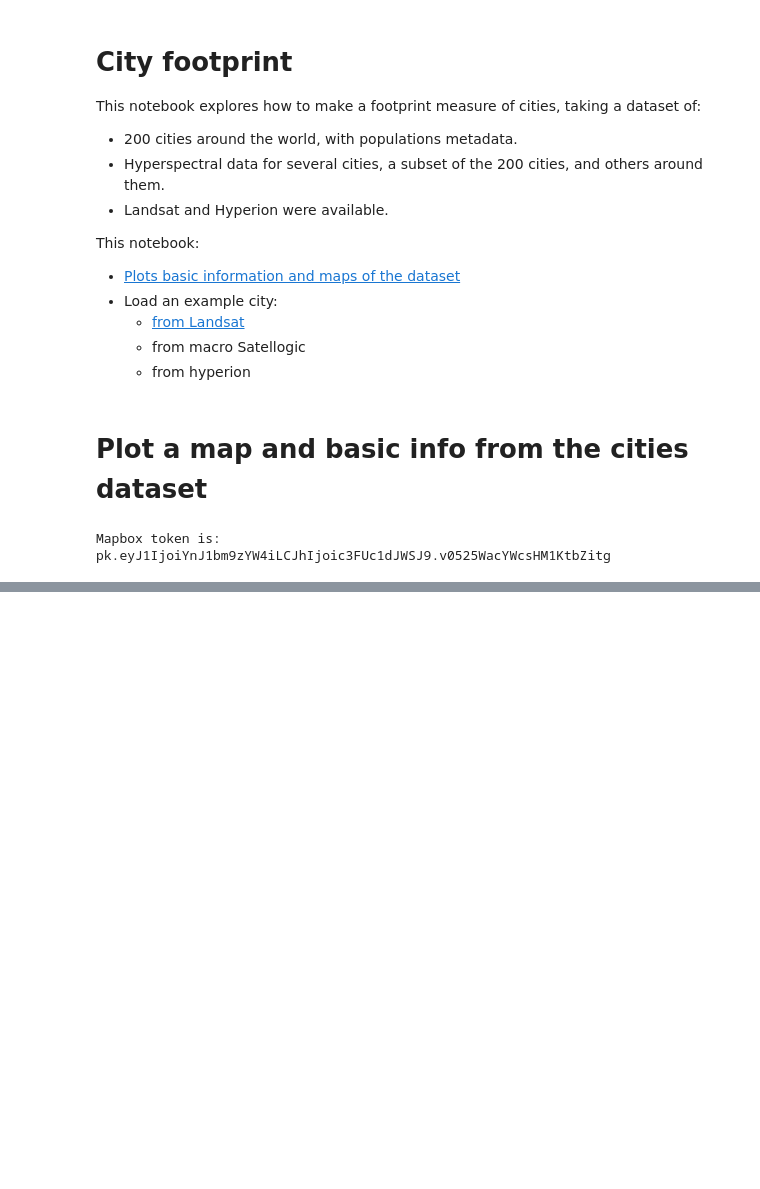
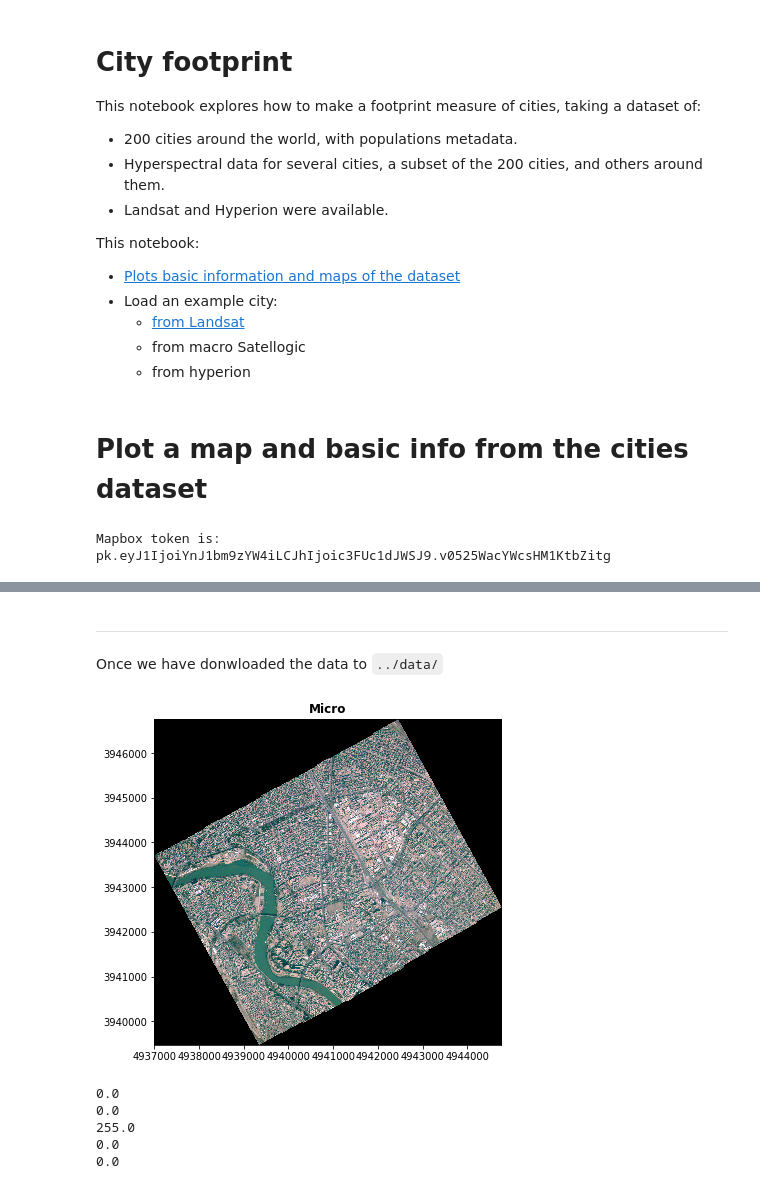
Before and after one commit to satellogic/open-impact, a Jupyter notebook: cities/Cities.ipynb, the cells around one changed output, grey strips where cells are left out. Drawn from its saved outputs; the diff is of its cells as text; code cells hidden in the pictures; blank space fills up the shorter version.

```diff
--- a/cities/Cities.ipynb
+++ b/cities/Cities.ipynb
@@ -105,0 +88,10 @@ array([[<matplotlib.axes._subplots.AxesSubplot object at 0x...>,
+# %%
+#SATELLOGIC
+satellogic_macro_ids=['newsat3_macro_cube_82512b8f6917447790d5786c2b3aed8c_0_4_6', #2017-12-28T14:13:25
+                      'newsat3_macro_cube_63a0c289b0bb4afaaccc420f16e75c8b_0_3_46'] #2017-11-17T07:10:05
+satellogic_micro_ids=['newsat3_micro_micro_multiband_0bc2b6d1e58e4be489917d27dddea3e7_0_4_1', #2018-01-12T07:12:06
+                      'newsat3_micro_micro_multiband_4b4e858012d54cfd8f21afbbf1e6d7ae_0_4_0', #2017-12-04T06:13:07
+                      'newsat3_micro_micro_multiband_b8589ec615a646f58181184475b8cd6e_0_3_45']#2017-12-03T06:22:32
+#Landsat 8 https://earthexplorer.usgs.gov/
+landsat_8_ids=['LC08_L1TP_169037_20171117_20171122_01_T1', #17-NOV-17T07:39:46
+               'LC08_L1TP_169037_20171219_20171224_01_T1'] #19-DEC-17
@@ -105,0 +183,48 @@ array([[<matplotlib.axes._subplots.AxesSubplot object at 0x...>,
+# %% [markdown]
+---
+Once we have donwloaded the data to `../data/`
+# %%
+#crop macro and landast to the FoV as micro (5kmx5km)
+#quick overall micro plot
+%matplotlib inline
+import rasterio
+from matplotlib import pyplot
+from rasterio.plot import show
+
+scene_id=satellogic_micro_ids[0]
+folder="../data/satellogic/micro/"+scene_id+"/"
+file=folder+'rasters/rgb_enhanced.tif'
+
+src = rasterio.open(file)
+
+pyplot.figure(num=None, figsize=(8, 6))
+show(src.read(),title="Micro",transform=src.transform);
+# %% [output]
+[figure, added]
+# %%
+#get the footprint
+import rasterio.features
+import rasterio.warp
+
+with rasterio.open(file) as dataset:
+
+    # Read the dataset's valid data mask as a ndarray.
+    mask = dataset.dataset_mask()
+
+    # Extract feature shapes and values from the array.
+    for geom, val in rasterio.features.shapes(
+            mask, transform=dataset.transform):
+
+        # Transform shapes from the dataset's own coordinate
+        # reference system to CRS84 (EPSG:4326).
+        geom = rasterio.warp.transform_geom(
+            dataset.crs, 'EPSG:4326', geom, precision=6)
+
+        # Print GeoJSON shapes to stdout.
+        print(val)
+# %% [output]
+0.0
+0.0
+255.0
+0.0
+0.0
```
Also changed, not shown: parts of 12 cells of this notebook, 1 other file.
